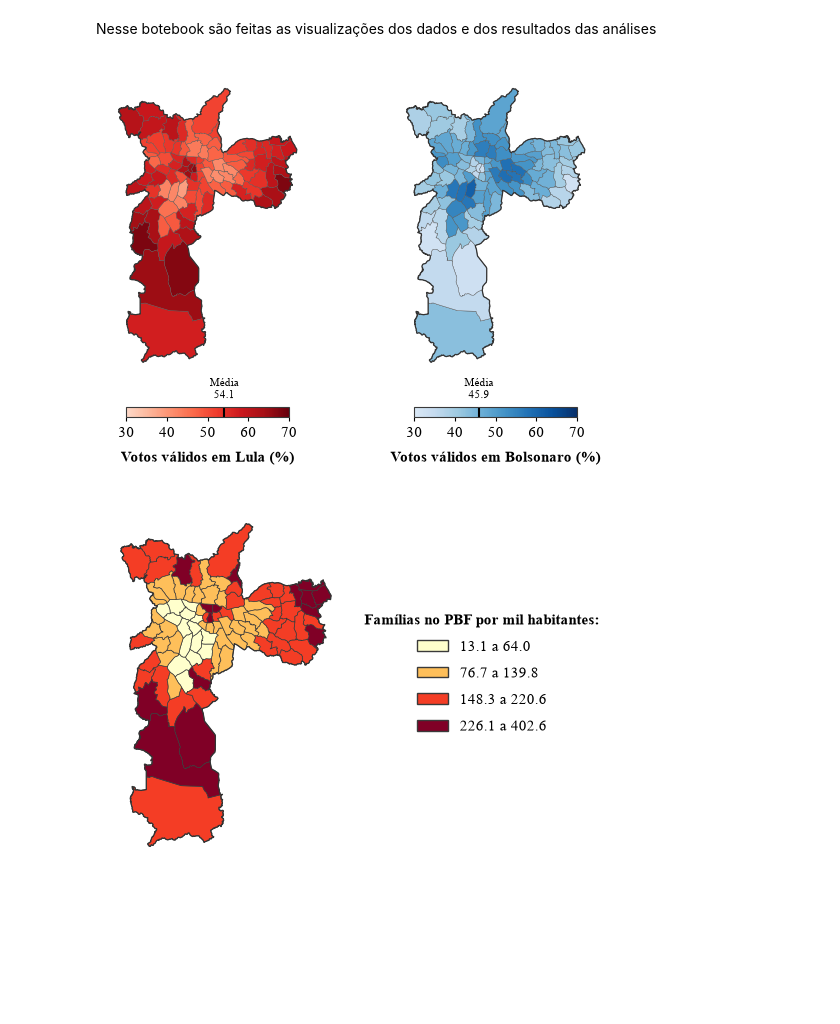
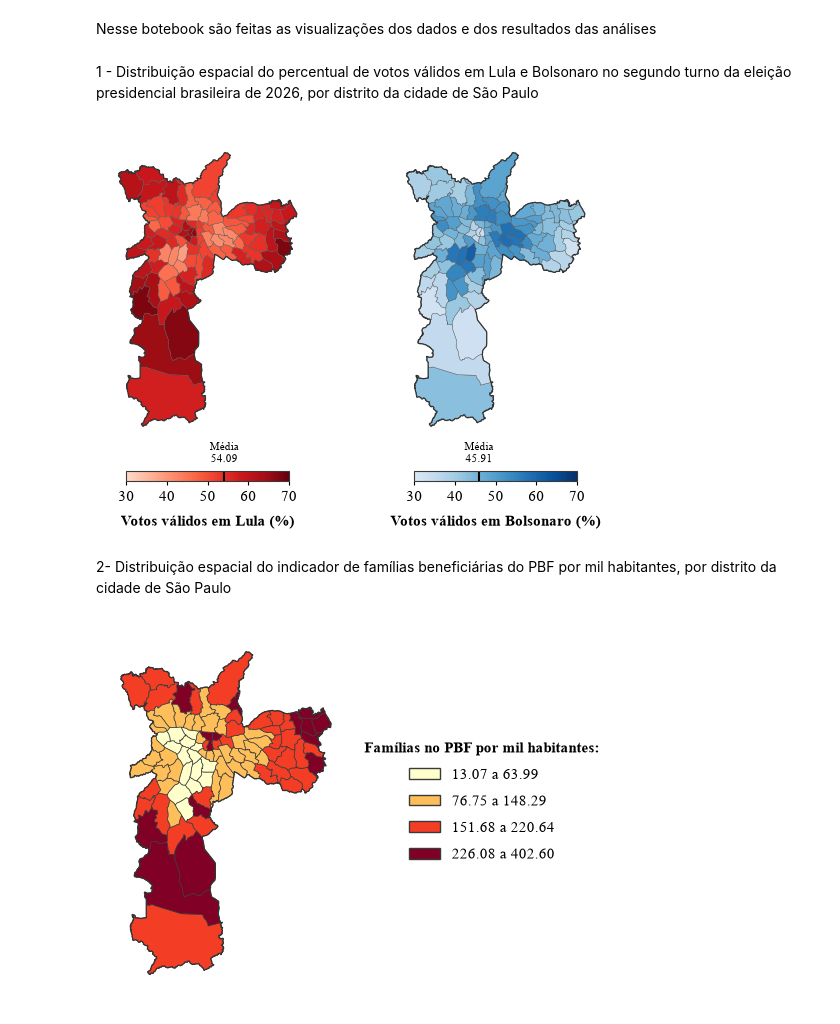
Before and after one commit to caiodurazzo/pbf_voto_sp, a Jupyter notebook: 06_visualizacao.ipynb, the cells around one changed output. Saved outputs shown, nothing was run; the diff lists cells and outputs as text; code cells hidden in the pictures; blank space fills up the shorter version.

Commit message:
visualizacao dos dados

```diff
--- a/06_visualizacao.ipynb
+++ b/06_visualizacao.ipynb
@@ -14,6 +14,8 @@ from utils.load_shp import load_shp
 from utils.save_graph import save_graph
 # %%
 base = load_shp('base.shp')
+# %% [markdown]
+1 - Distribuição espacial do percentual de votos válidos em Lula e Bolsonaro no segundo turno da eleição presidencial brasileira de 2026, por distrito da cidade de São Paulo
 # %%
 base = base.to_crs(epsg=31983)
 
@@ -77,12 +79,14 @@ for ax, (col, (titulo, nome_cmap)) in zip(axes, variaveis.items()):
 
     media = base[col].mean()
     cb.ax.axvline(media, color='black', linewidth=1.5)
-    cb.ax.text(media, 1.6, f'Média\n{media:.1f}', transform=cb.ax.get_xaxis_transform(),
+    cb.ax.text(media, 1.6, f'Média\n{media:.2f}', transform=cb.ax.get_xaxis_transform(),
                ha='center', va='bottom', fontsize=8)
 
 save_graph(fig, 'mapa_pct_val_lula_flavio_continuo')
 # %% [output]
-[figure, old version]
+[figure, new version]
+# %% [markdown]
+2- Distribuição espacial do indicador de famílias beneficiárias do PBF por mil habitantes, por distrito da cidade de São Paulo
 # %%
 base = base.to_crs(epsg=31983)
 
@@ -108,7 +112,7 @@ cmap = plt.get_cmap('YlOrRd', k)
 cores = [cmap(i) for i in range(k)]
 
 base['cor'] = base['classe'].map(
-    lambda i: cores[int(i)] if not math.isnan(i) else '#D9D9D9'
+    lambda i: cores[int(i)] if not math.isnan(i) else '#D9D9D9' # type: ignore
 )
 
 labels_classe = []
@@ -124,7 +128,7 @@ for i in range(k):
     superior = valores.max()
 
     labels_classe.append(
-        f'{inferior:.1f} a {superior:.1f}'
+        f'{inferior:.2f} a {superior:.2f}'
     )
 
 def centralizar_em_caixa(
@@ -201,31 +205,31 @@ ax.legend(
     handles,
     labels_classe,
     title='Famílias no PBF por mil habitantes:',
     loc='center left',
     bbox_to_anchor=(1.02, 0.53),
     frameon=False,
     fontsize=11,
     title_fontproperties={
         'size': 11,
         'weight': 'bold'
     },
     labelspacing=0.8
 )
 
 ax.set_axis_off()
 
 plt.subplots_adjust(
     left=0.04,
     right=0.76,
     top=0.96,
     bottom=0.04
 )
 
 save_graph(
     fig,
     'mapa_pbf_mil_hab_grupos'
 )
 
 plt.show()
 # %% [output]
-[figure, old version]
+[figure, new version]
```
Also changed, not shown: 2 other files.
